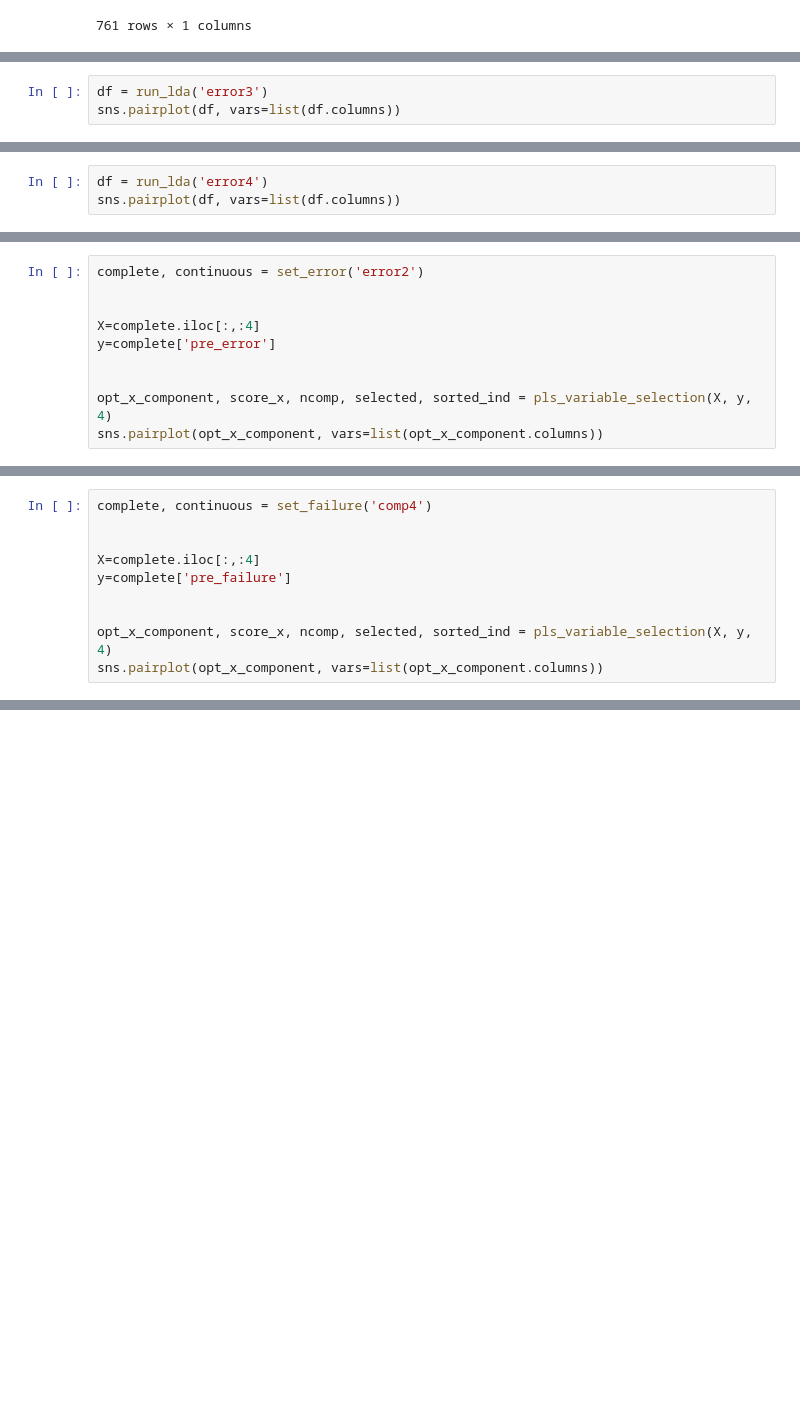
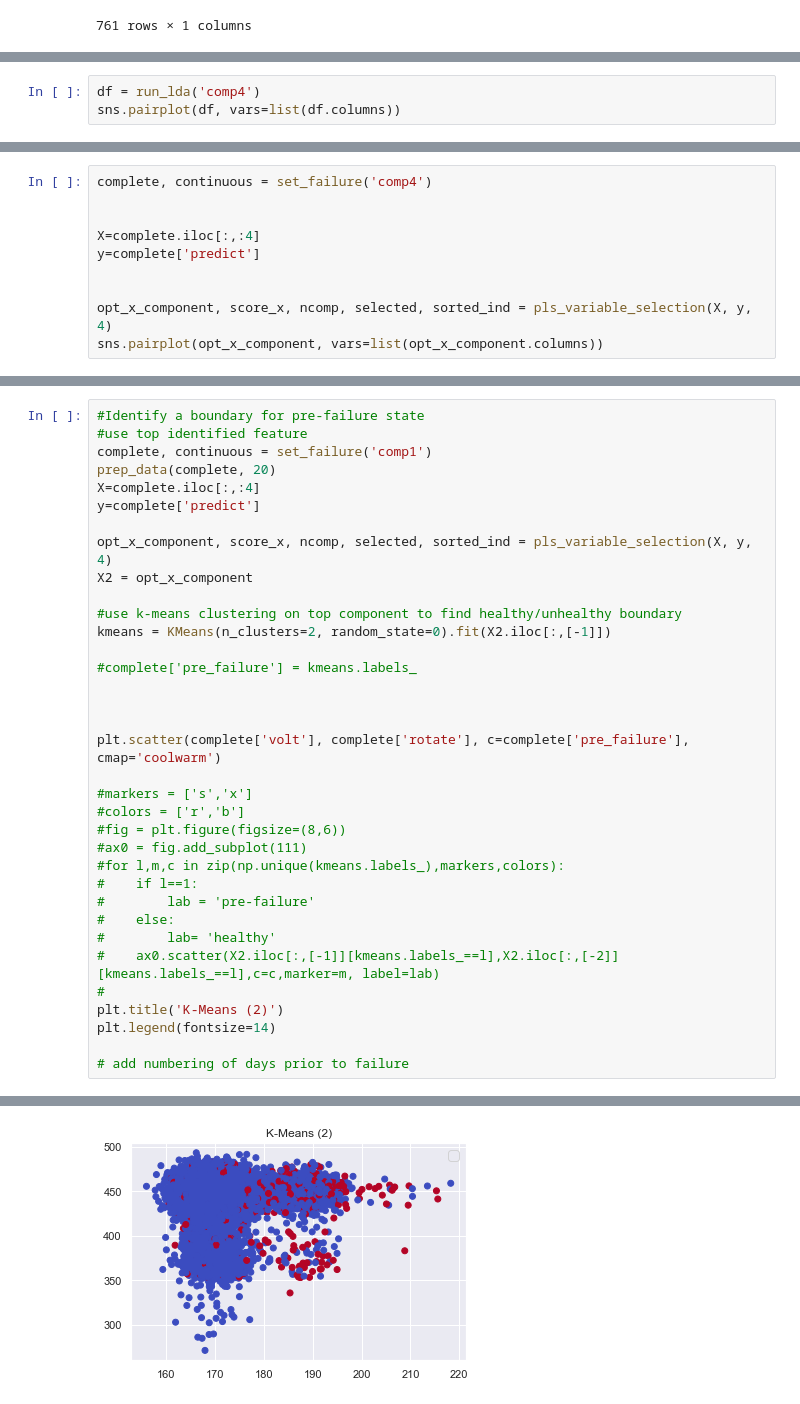
Before and after one commit to jd0g/CSU-Capstone, a Jupyter notebook: MIS581 Capstone Data Analysis.ipynb, the cells around one changed output, grey strips where cells are left out. Cells and saved outputs as stored; diff of their text form; blank space fills up the shorter version.

```diff
--- a/MIS581 Capstone Data Analysis.ipynb
+++ b/MIS581 Capstone Data Analysis.ipynb
@@ -411,3 +321,3 @@ sns.pairplot(df, vars=list(df.columns))
 # %%
-df = run_lda('error3')
+df = run_lda('comp4')
 sns.pairplot(df, vars=list(df.columns))
@@ -418,3 +323,0 @@ sns.pairplot(df, vars=list(df.columns))
-# %%
-df = run_lda('error4')
-sns.pairplot(df, vars=list(df.columns))
@@ -582,9 +459,9 @@ Optimised MSEP  0.025406239787995936
 # %%
-complete, continuous = set_error('error2')
+complete, continuous = set_failure('comp4')
 
 
 X=complete.iloc[:,:4]
-y=complete['pre_error']
+y=complete['predict']
 
 
 opt_x_component, score_x, ncomp, selected, sorted_ind = pls_variable_selection(X, y, 4)
@@ -633,10 +468,0 @@ selected  [3 1 0 2]
-# %%
-complete, continuous = set_failure('comp4')
-
-
-X=complete.iloc[:,:4]
-y=complete['pre_failure']
-
-
-opt_x_component, score_x, ncomp, selected, sorted_ind = pls_variable_selection(X, y, 4)
-sns.pairplot(opt_x_component, vars=list(opt_x_component.columns))
@@ -690,0 +530,36 @@ ttest_ind: t=-1.86168 p=0.0638214
+# %%
+#Identify a boundary for pre-failure state
+#use top identified feature
+complete, continuous = set_failure('comp1')
+prep_data(complete, 20)
+X=complete.iloc[:,:4]
+y=complete['predict']
+
+opt_x_component, score_x, ncomp, selected, sorted_ind = pls_variable_selection(X, y, 4)
+X2 = opt_x_component
+
+#use k-means clustering on top component to find healthy/unhealthy boundary
+kmeans = KMeans(n_clusters=2, random_state=0).fit(X2.iloc[:,[-1]])
+
+#complete['pre_failure'] = kmeans.labels_
+
+
+
+plt.scatter(complete['volt'], complete['rotate'], c=complete['pre_failure'], cmap='coolwarm')
+
+#markers = ['s','x']
+#colors = ['r','b']
+#fig = plt.figure(figsize=(8,6))
+#ax0 = fig.add_subplot(111)
+#for l,m,c in zip(np.unique(kmeans.labels_),markers,colors):
+#    if l==1:
+#        lab = 'pre-failure'
+#    else:
+#        lab= 'healthy'
+#    ax0.scatter(X2.iloc[:,[-1]][kmeans.labels_==l],X2.iloc[:,[-2]][kmeans.labels_==l],c=c,marker=m, label=lab)
+#
+plt.title('K-Means (2)')
+plt.legend(fontsize=14)
+
+# add numbering of days prior to failure
+# %% [output]
@@ -690,0 +568 @@ ttest_ind: t=-1.86168 p=0.0638214
+[figure, added]
```
Also changed, not shown: parts of 39 cells of this notebook.
